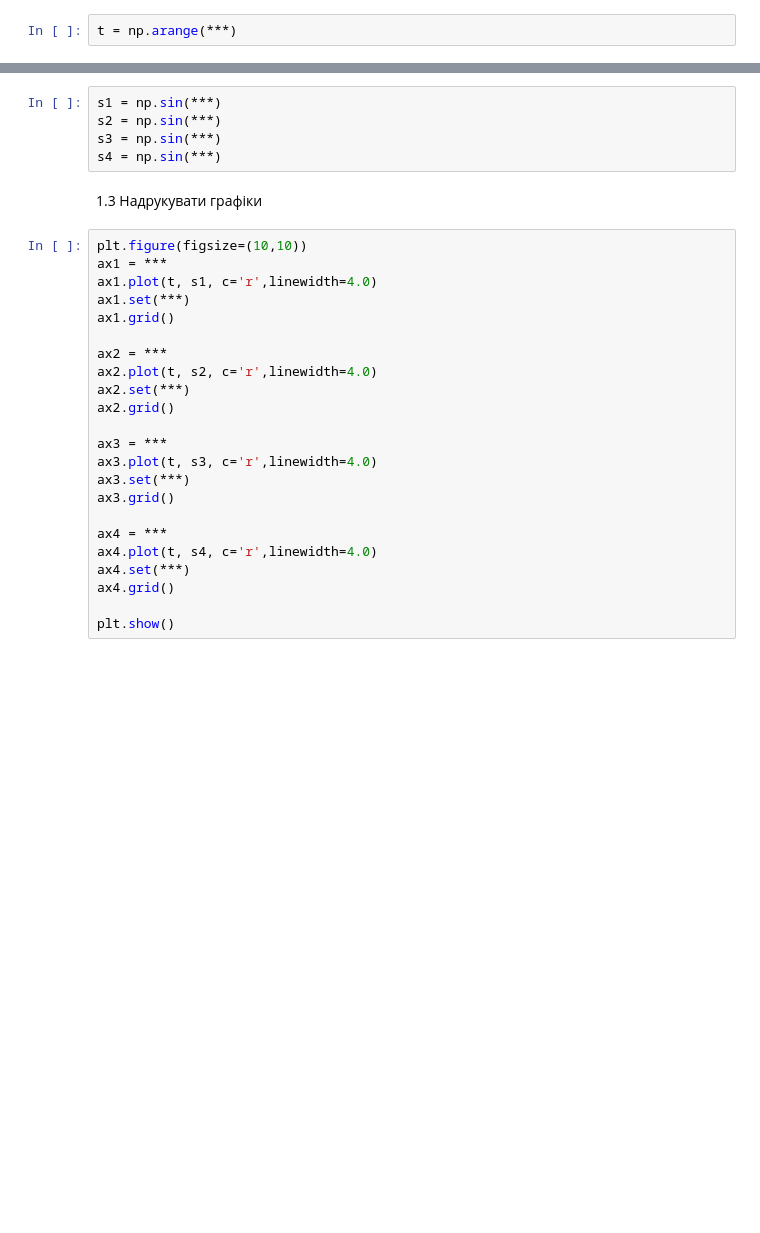
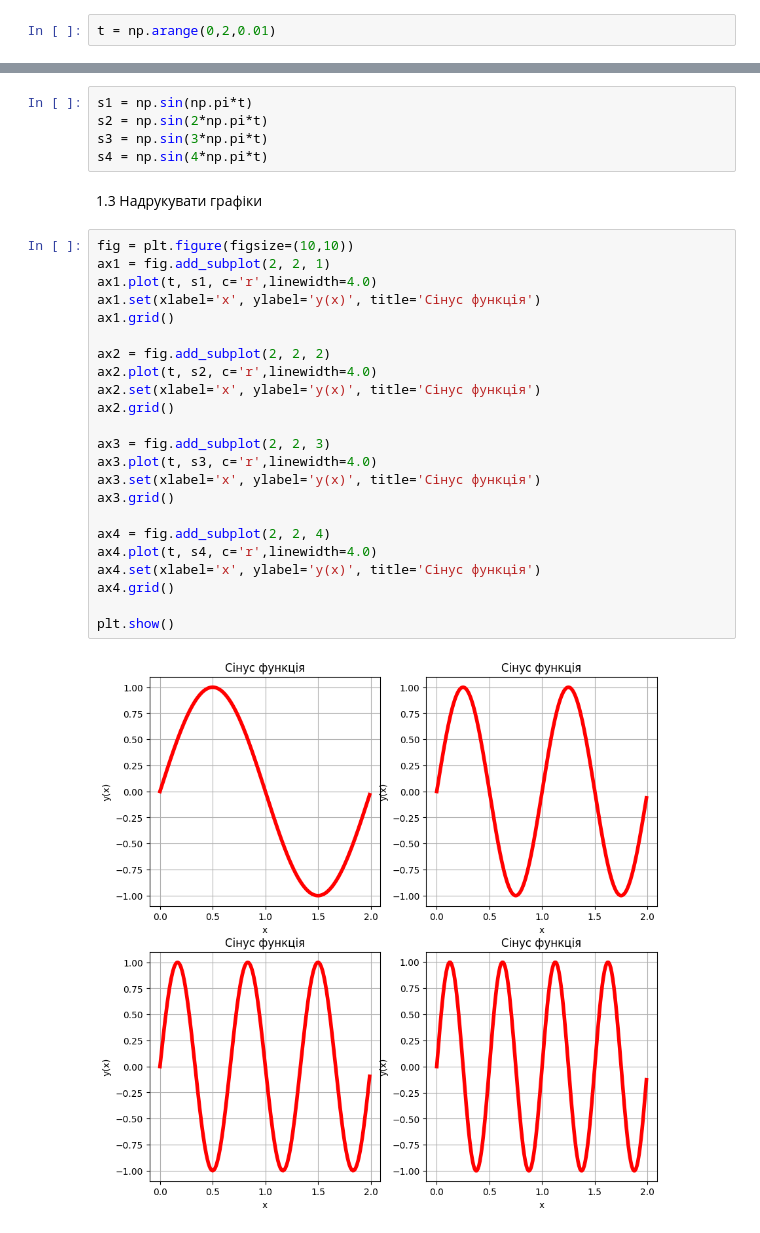
Before and after one commit to alevlage/images_labs, a Jupyter notebook: Intro_to_Matplotlib.ipynb, the cells around one changed output, grey strips where cells are left out. Drawn from its saved outputs; the diff is of its cells as text; blank space fills up the shorter version.

```diff
--- a/Intro_to_Matplotlib.ipynb
+++ b/Intro_to_Matplotlib.ipynb
@@ -292,36 +294,38 @@ plt.show()
 
 1.1. Сформувати діапазон функції від 0 до 2 з кроком 0.01
 # %%
-t = np.arange(***)
+t = np.arange(0,2,0.01)
 # %% [markdown]
 1.2 Сформувати частоти сінусоїди
 # %%
-s1 = np.sin(***)
-s2 = np.sin(***)
-s3 = np.sin(***)
-s4 = np.sin(***)
+s1 = np.sin(np.pi*t)
+s2 = np.sin(2*np.pi*t)
+s3 = np.sin(3*np.pi*t)
+s4 = np.sin(4*np.pi*t)
 # %% [markdown]
 1.3 Надрукувати графіки
 # %%
-plt.figure(figsize=(10,10))
-ax1 = ***
+fig = plt.figure(figsize=(10,10))
+ax1 = fig.add_subplot(2, 2, 1)
 ax1.plot(t, s1, c='r',linewidth=4.0)
-ax1.set(***)
+ax1.set(xlabel='x', ylabel='y(x)', title='Сінус функція')
 ax1.grid()
 
-ax2 = ***
+ax2 = fig.add_subplot(2, 2, 2)
 ax2.plot(t, s2, c='r',linewidth=4.0)
-ax2.set(***)
+ax2.set(xlabel='x', ylabel='y(x)', title='Сінус функція')
 ax2.grid()
 
-ax3 = ***
+ax3 = fig.add_subplot(2, 2, 3)
 ax3.plot(t, s3, c='r',linewidth=4.0)
-ax3.set(***)
+ax3.set(xlabel='x', ylabel='y(x)', title='Сінус функція')
 ax3.grid()
 
-ax4 = ***
+ax4 = fig.add_subplot(2, 2, 4)
 ax4.plot(t, s4, c='r',linewidth=4.0)
-ax4.set(***)
+ax4.set(xlabel='x', ylabel='y(x)', title='Сінус функція')
 ax4.grid()
 
 plt.show()
+# %% [output]
+[figure, added]
```
Also changed, not shown: parts of 1 cell of this notebook, 1 other file.
